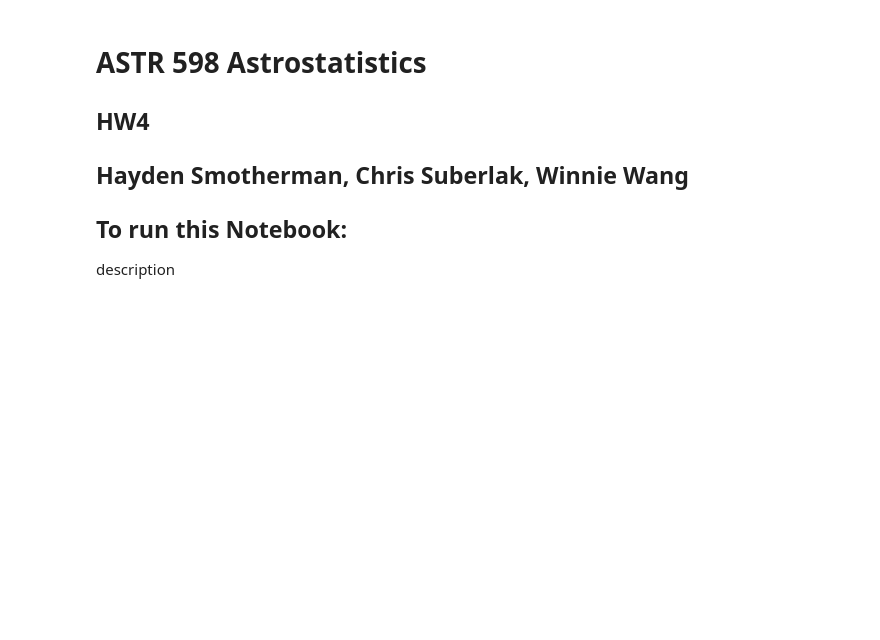
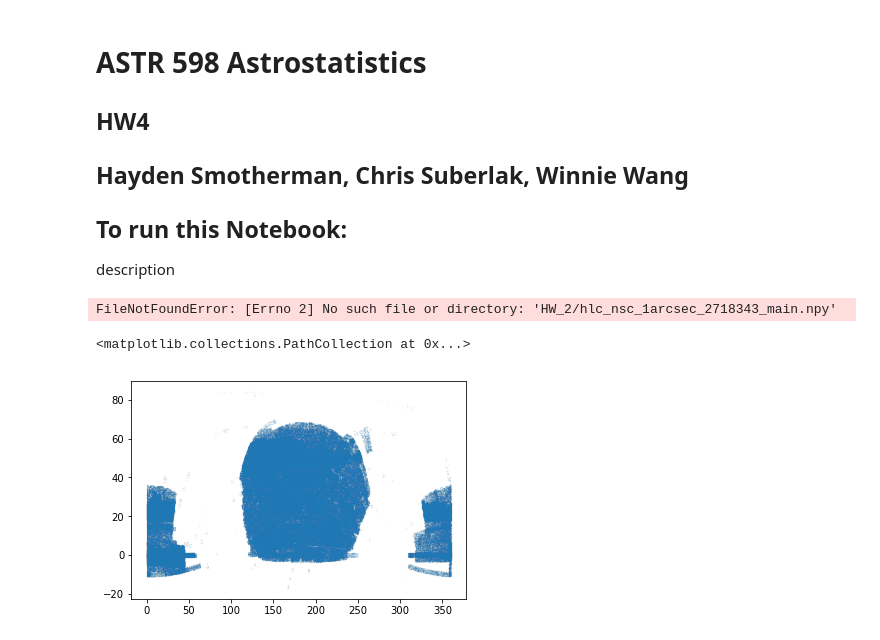
Before and after one commit to dirac-institute/uw-astr598-w18, a Jupyter notebook: homeworks/group2/HW4_group2.ipynb, the cells around one changed output. Drawn from its saved outputs; the diff is of its cells as text; code cells hidden in the pictures; blank space fills up the shorter version.

```diff
--- a/homeworks/group2/HW4_group2.ipynb
+++ b/homeworks/group2/HW4_group2.ipynb
@@ -45,0 +36,16 @@ nsc = vstack([table_neg, table_pos])
+# %%
+# Load the cross-matched HLC-NSC catalog
+fname =  'HW_2/hlc_nsc_1arcsec_2718343_main.npy'
+hlc_nsc = Table(np.load(fname))
+# %% [output]
+FileNotFoundError: [Errno 2] No such file or directory: 'HW_2/hlc_nsc_1arcsec_2718343_main.npy'
+# %%
+# Load the QSO DR14
+hdu = fits.open('DR14Q_v4_4.fits')
+dr14 = Table(hdu[1].data)
+# %%
+# This is the entire SDSS footprint ...
+plt.scatter(dr14['RA'], dr14['DEC'], s=0.001)
+# %% [output]
+<matplotlib.collections.PathCollection at 0x...>
+[figure, added]
```
Also changed, not shown: parts of 7 cells of this notebook.
